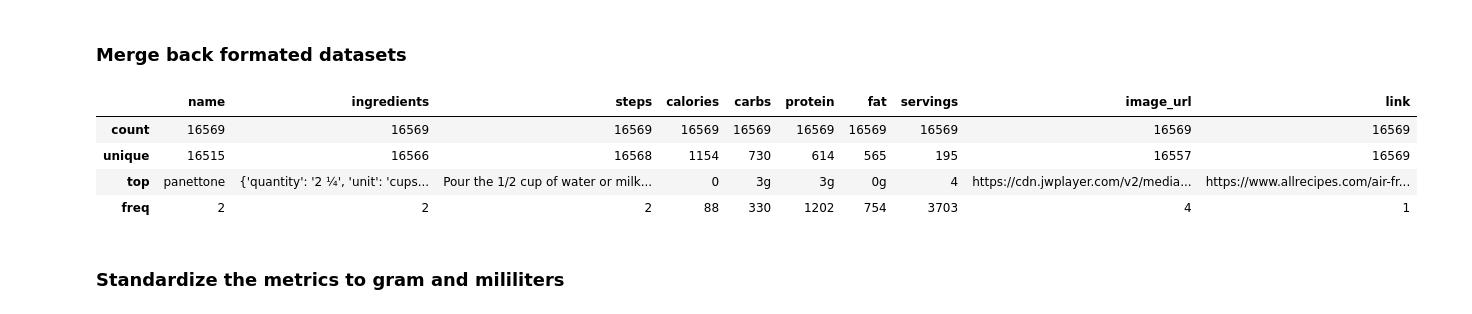
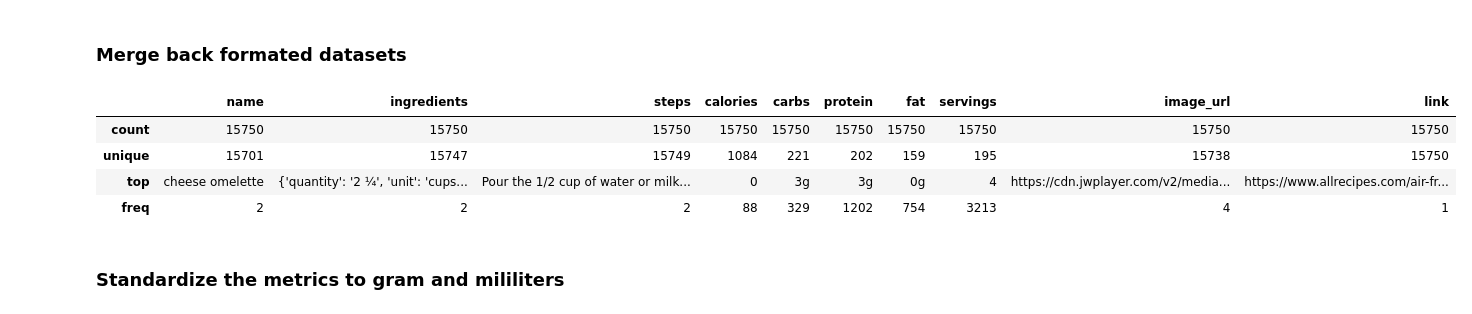
Before and after one commit to DaC00KIE/BDA-Ian-ngecarry, a Jupyter notebook: Preprocess.ipynb, the cells around one changed output. Cells and saved outputs as stored; diff of their text form; code cells hidden in the pictures.

```diff
--- a/Preprocess.ipynb
+++ b/Preprocess.ipynb
@@ -302,3 +342,11 @@ print(BBC_df['ingredients'].head())
 3    ({'quantity': '2', 'unit': 'tbsp', 'name': 'ra...
 4    ({'quantity': '160', 'unit': 'g', 'name': 'dri...
 Name: ingredients, dtype: object
+# %%
+# Remove the first and last character from the 'ingredients' column
+BBC_df['ingredients'] = BBC_df['ingredients'].astype(str)
+BBC_df['ingredients'] = BBC_df['ingredients'].str[1:-1]
+
+
+# Print the head of the DataFrame after modification
+print(BBC_df['ingredients'].head())
@@ -375,14 +430,16 @@ Taste_df.describe()
 ### Merge back formated datasets
 # %%
 #Merge back
-new_df = pd.concat([Allrecipe_df, BBC_df, Taste_df], ignore_index=True)
+# new_df = pd.concat([Allrecipe_df, BBC_df, Taste_df], ignore_index=True)
+new_df = pd.concat([Allrecipe_df, BBC_df,], ignore_index=True)
+
 
 new_df.describe()
 # %% [output]
 |  | name | ingredients | steps | calories | carbs | protein | fat | servings | image_url | link |
-| count | 16569 | 16569 | 16569 | 16569 | 16569 | 16569 | 16569 | 16569 | 16569 | 16569 |
-| unique | 16515 | 16566 | 16568 | 1154 | 730 | 614 | 565 | 195 | 16557 | 16569 |
-| top | panettone | {'quantity': '2 ¼', 'unit': 'cups... | Pour the 1/2 cup of water or milk... | 0 | 3g | 3g | 0g | 4 | https://cdn.jwplayer.com/v2/media... | https://www.allrecipes.com/air-fr... |
-| freq | 2 | 2 | 2 | 88 | 330 | 1202 | 754 | 3703 | 4 | 1 |
+| count | 15750 | 15750 | 15750 | 15750 | 15750 | 15750 | 15750 | 15750 | 15750 | 15750 |
+| unique | 15701 | 15747 | 15749 | 1084 | 221 | 202 | 159 | 195 | 15738 | 15750 |
+| top | cheese omelette | {'quantity': '2 ¼', 'unit': 'cups... | Pour the 1/2 cup of water or milk... | 0 | 3g | 3g | 0g | 4 | https://cdn.jwplayer.com/v2/media... | https://www.allrecipes.com/air-fr... |
+| freq | 2 | 2 | 2 | 88 | 329 | 1202 | 754 | 3213 | 4 | 1 |
 # %% [markdown]
 ### Standardize the metrics to gram and mililiters
```
Also changed, not shown: parts of 6 cells of this notebook, 2 other files.
